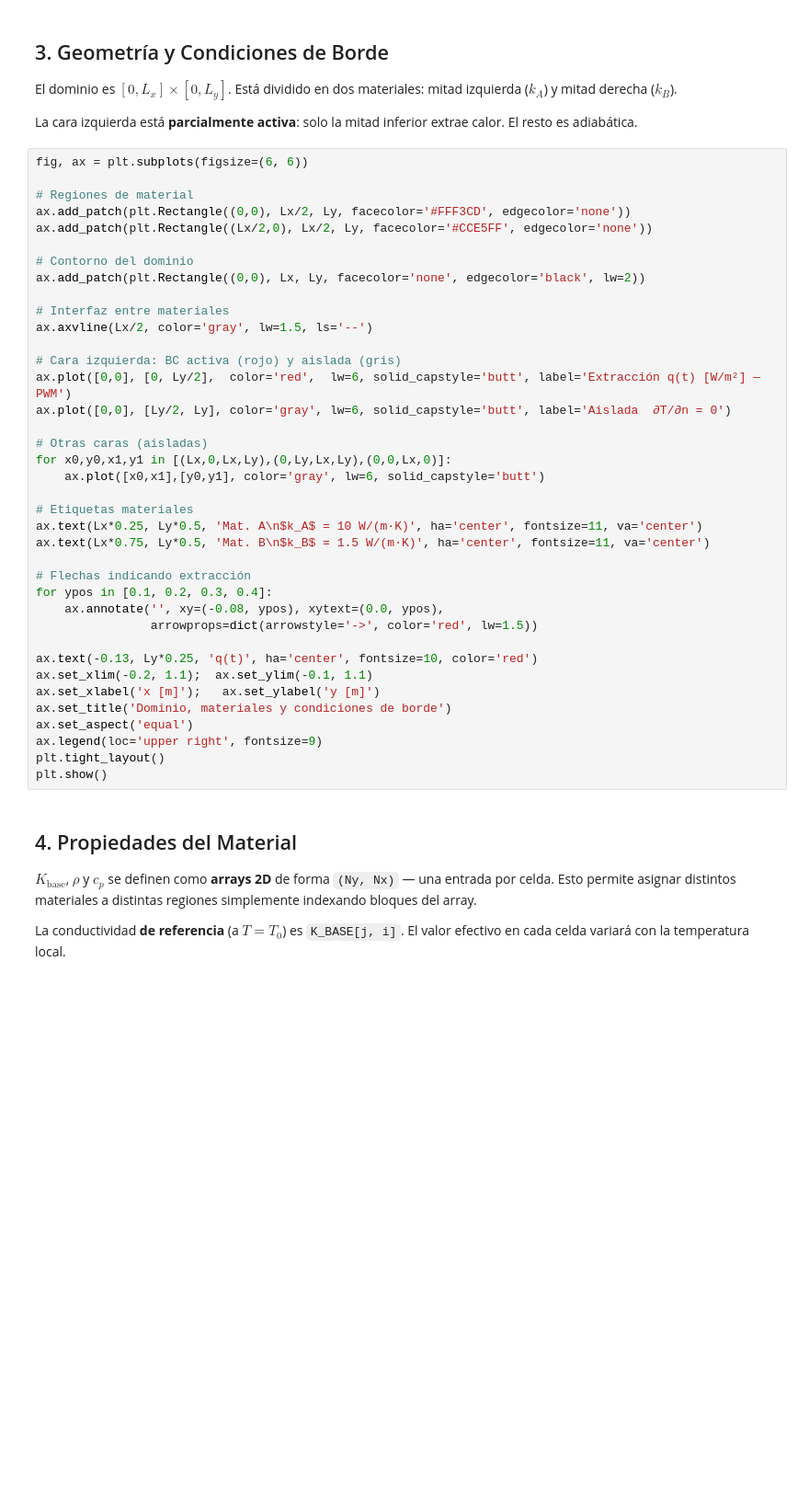
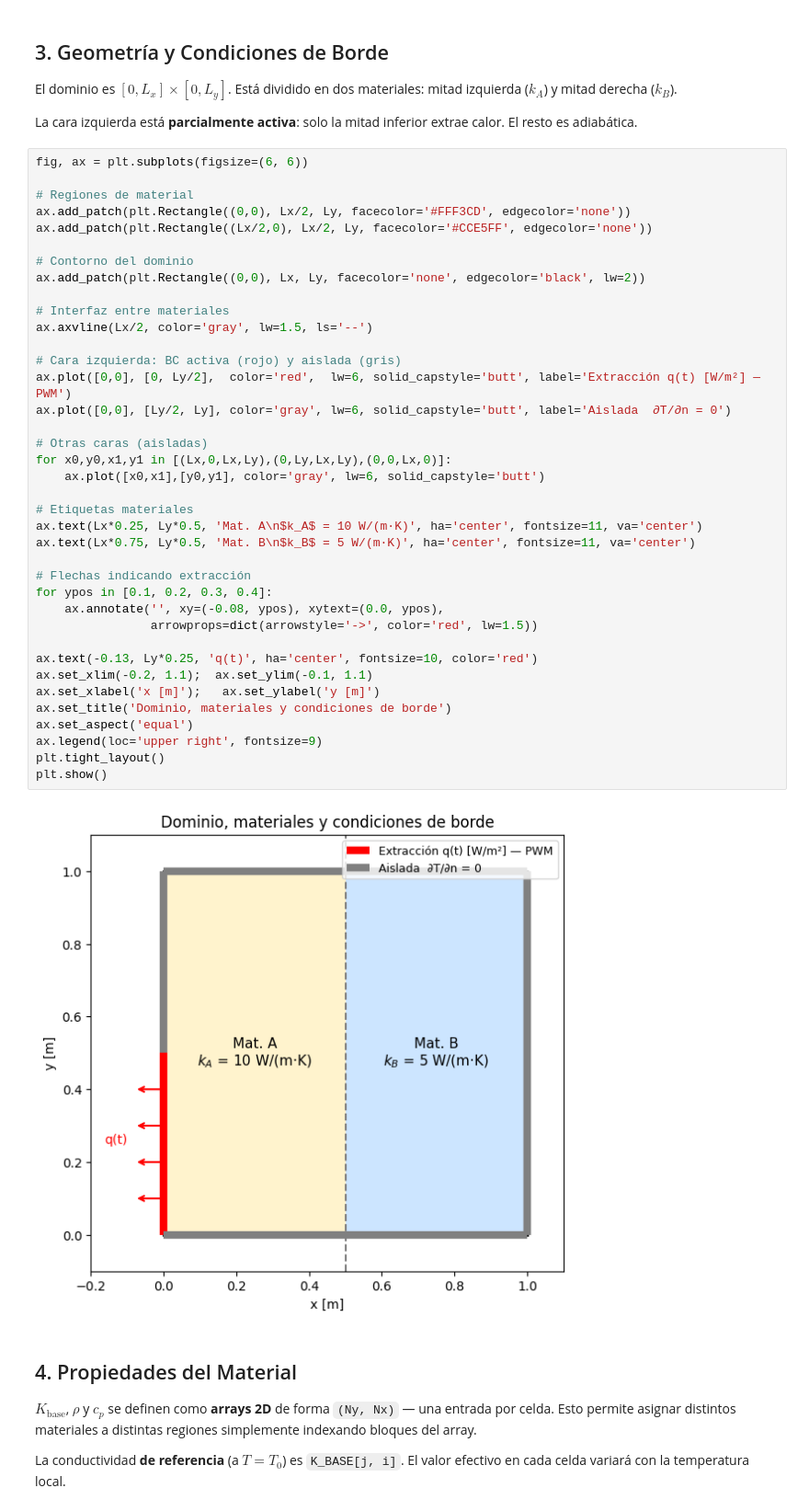
Before and after one commit to lucasbaezmiranda/sim-res-v2, a Jupyter notebook: difusion_2d_fvm_grilla_log.ipynb, the cells around one changed output. Shown at 92% size. Drawn from its saved outputs; the diff is of its cells as text; blank space fills up the shorter version.

```diff
--- a/difusion_2d_fvm_grilla_log.ipynb
+++ b/difusion_2d_fvm_grilla_log.ipynb
@@ -70,34 +70,36 @@ ax.add_patch(plt.Rectangle((Lx/2,0), Lx/2, Ly, facecolor='#CCE5FF', edgecolor='n
 # Contorno del dominio
 ax.add_patch(plt.Rectangle((0,0), Lx, Ly, facecolor='none', edgecolor='black', lw=2))
 
 # Interfaz entre materiales
 ax.axvline(Lx/2, color='gray', lw=1.5, ls='--')
 
 # Cara izquierda: BC activa (rojo) y aislada (gris)
 ax.plot([0,0], [0, Ly/2],  color='red',  lw=6, solid_capstyle='butt', label='Extracción q(t) [W/m²] — PWM')
 ax.plot([0,0], [Ly/2, Ly], color='gray', lw=6, solid_capstyle='butt', label='Aislada  ∂T/∂n = 0')
 
 # Otras caras (aisladas)
 for x0,y0,x1,y1 in [(Lx,0,Lx,Ly),(0,Ly,Lx,Ly),(0,0,Lx,0)]:
     ax.plot([x0,x1],[y0,y1], color='gray', lw=6, solid_capstyle='butt')
 
 # Etiquetas materiales
 ax.text(Lx*0.25, Ly*0.5, 'Mat. A\n$k_A$ = 10 W/(m·K)', ha='center', fontsize=11, va='center')
-ax.text(Lx*0.75, Ly*0.5, 'Mat. B\n$k_B$ = 1.5 W/(m·K)', ha='center', fontsize=11, va='center')
+ax.text(Lx*0.75, Ly*0.5, 'Mat. B\n$k_B$ = 5 W/(m·K)', ha='center', fontsize=11, va='center')
 
 # Flechas indicando extracción
 for ypos in [0.1, 0.2, 0.3, 0.4]:
     ax.annotate('', xy=(-0.08, ypos), xytext=(0.0, ypos),
                 arrowprops=dict(arrowstyle='->', color='red', lw=1.5))
 
 ax.text(-0.13, Ly*0.25, 'q(t)', ha='center', fontsize=10, color='red')
 ax.set_xlim(-0.2, 1.1);  ax.set_ylim(-0.1, 1.1)
 ax.set_xlabel('x [m]');   ax.set_ylabel('y [m]')
 ax.set_title('Dominio, materiales y condiciones de borde')
 ax.set_aspect('equal')
 ax.legend(loc='upper right', fontsize=9)
 plt.tight_layout()
 plt.show()
+# %% [output]
+[figure, added]
 # %% [markdown]
 ## 4. Propiedades del Material
 
```
Also changed, not shown: parts of 11 cells of this notebook, 6 other files.
